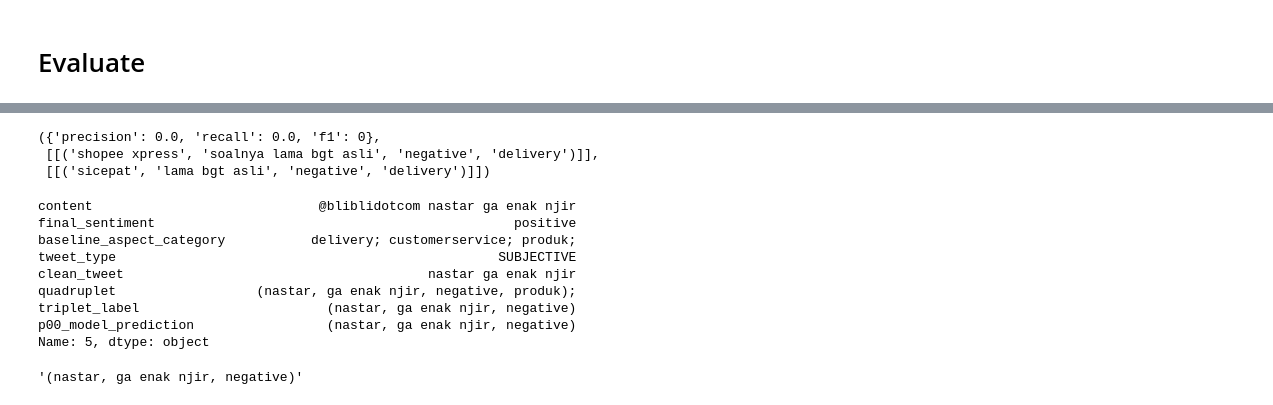
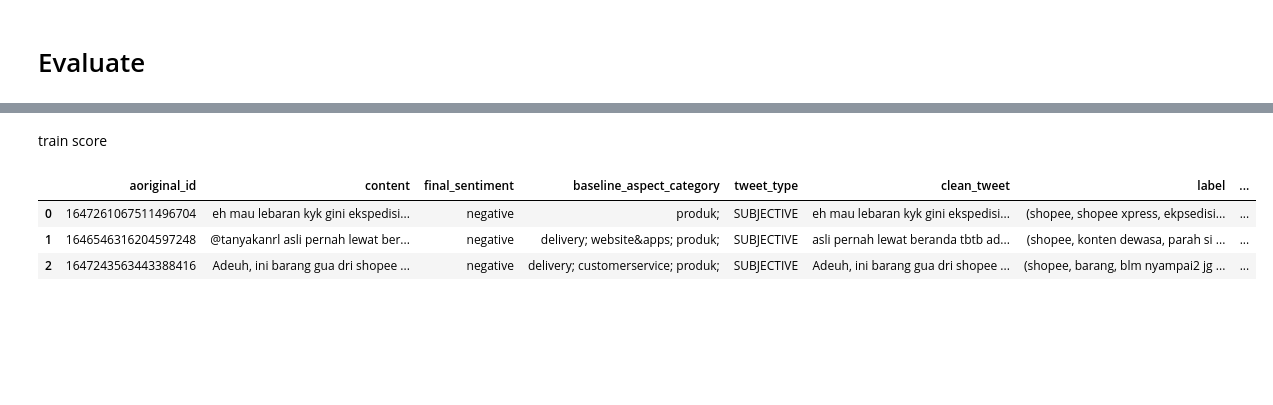
Before and after one commit to DanendraAHP/Tesis, a Jupyter notebook: experiments/pre-processing_exp.ipynb, the cells around one changed output, grey strips where cells are left out. Cells and saved outputs as stored; diff of their text form; code cells hidden in the pictures; blank space fills up the shorter version.

```diff
--- a/experiments/pre-processing.ipynb
+++ b/experiments/pre-processing_exp.ipynb
@@ -280,23 +294,14 @@ raw_scores
+# %% [markdown]
+train score
+# %%
+df = pd.read_csv('../Data/quintuplet/mlm-model_1000-data_predictions_train.csv')
+df['postprocess_quintuplet'] = df['postprocess_quintuplet'].apply(lambda x:x.lower())
+df.head(3)
+# %% [output]
+|  | aoriginal_id | content | final_sentiment | baseline_aspect_category | tweet_type | clean_tweet | label | ... |
+| 0 | 1647261067511496704 | eh mau lebaran kyk gini ekspedisi... | negative | produk; | SUBJECTIVE | eh mau lebaran kyk gini ekspedisi... | (shopee, shopee xpress, ekpsedisi... | ... |
+| 1 | 1646546316204597248 | @tanyakanrl asli pernah lewat ber... | negative | delivery; website&apps; produk; | SUBJECTIVE | asli pernah lewat beranda tbtb ad... | (shopee, konten dewasa, parah si ... | ... |
+| 2 | 1647243563443388416 | Adeuh, ini barang gua dri shopee ... | negative | delivery; customerservice; produk; | SUBJECTIVE | Adeuh, ini barang gua dri shopee ... | (shopee, barang, blm nyampai2 jg ... | ... |
 # %%
-evaluator.evaluate(pred_seqs=[df['p00_model_prediction'][0]],
-                   gold_seqs=[df['quadruplet'][0]])
+raw_scores, all_labels, all_preds = evaluator.evaluate(pred_seqs=df['p00_model_prediction'],
+                   gold_seqs=df['postprocess_quintuplet'])
-# %% [output]
-({'precision': 0.0, 'recall': 0.0, 'f1': 0},
- [[('shopee xpress', 'soalnya lama bgt asli', 'negative', 'delivery')]],
- [[('sicepat', 'lama bgt asli', 'negative', 'delivery')]])
-# %%
-df.iloc[5]
-# %% [output]
-content                             @bliblidotcom nastar ga enak njir
-final_sentiment                                              positive
-baseline_aspect_category           delivery; customerservice; produk;
-tweet_type                                                 SUBJECTIVE
-clean_tweet                                       nastar ga enak njir
-quadruplet                  (nastar, ga enak njir, negative, produk);
-triplet_label                        (nastar, ga enak njir, negative)
-p00_model_prediction                 (nastar, ga enak njir, negative)
-Name: 5, dtype: object
-# %%
-df.iloc[5]['triplet_label']
-# %% [output]
-'(nastar, ga enak njir, negative)'
```
Also changed, not shown: parts of 26 cells of this notebook, 7 other files.
